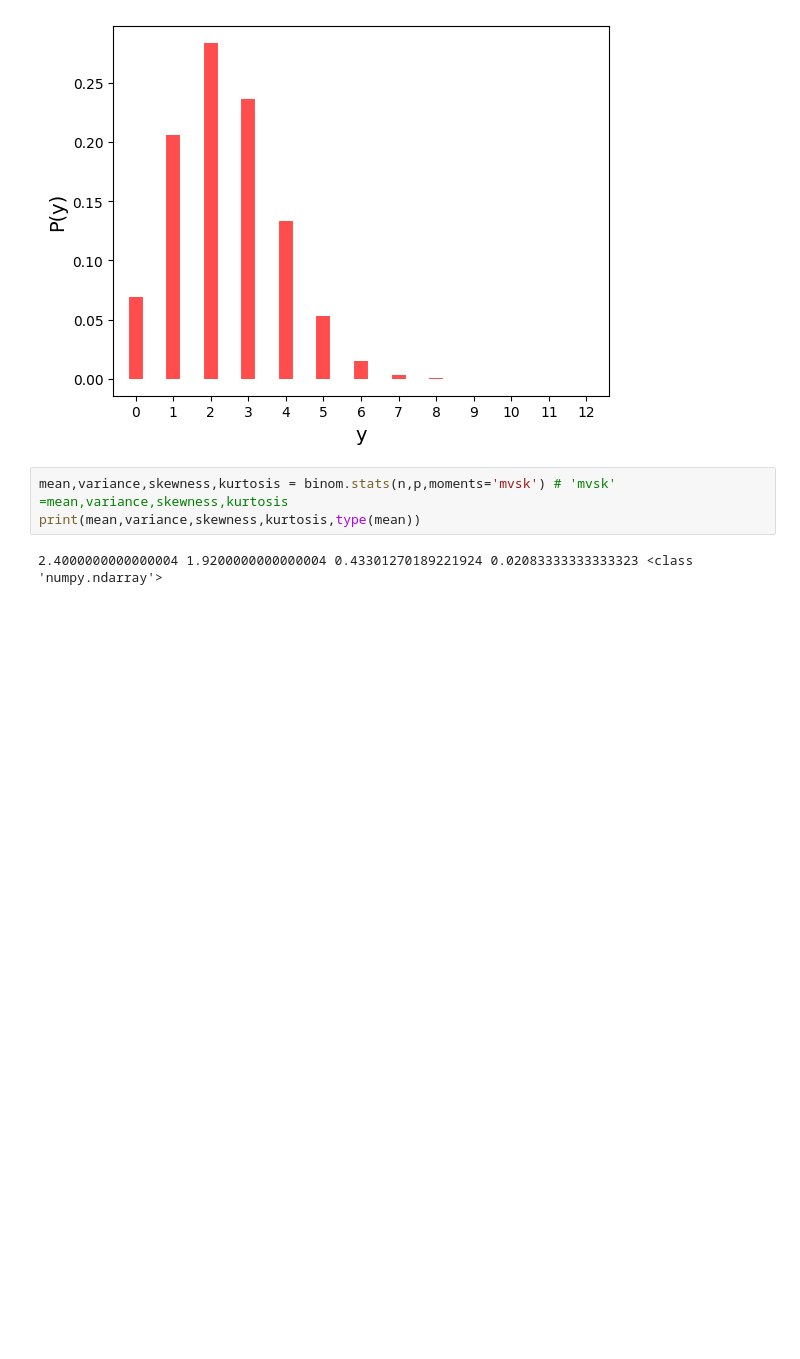
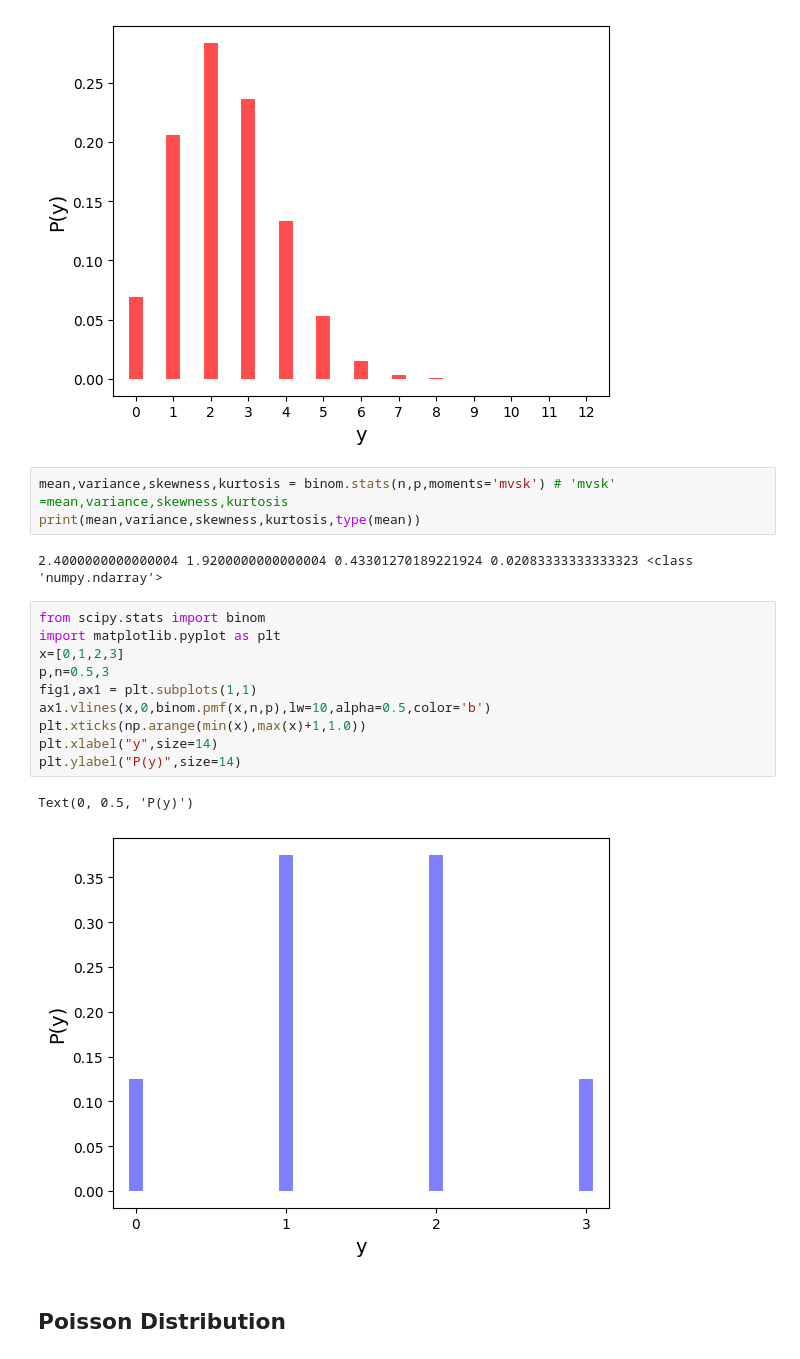
Before and after one commit to ABZ187/Foundations-of-Statistics-for-Data-Scientists_Alan-Agresti-Maria-Kateri, a Jupyter notebook: ch2.ipynb, the cells around one changed output. Cells and saved outputs as stored; diff of their text form; blank space fills up the shorter version.

```diff
--- a/ch2.ipynb
+++ b/ch2.ipynb
@@ -67,3 +71,18 @@ mean,variance,skewness,kurtosis = binom.stats(n,p,moments='mvsk') # 'mvsk' =mean
 print(mean,variance,skewness,kurtosis,type(mean))
 # %% [output]
 2.4000000000000004 1.9200000000000004 0.43301270189221924 0.02083333333333323 <class 'numpy.ndarray'>
+# %%
+from scipy.stats import binom
+import matplotlib.pyplot as plt
+x=[0,1,2,3]
+p,n=0.5,3
+fig1,ax1 = plt.subplots(1,1)
+ax1.vlines(x,0,binom.pmf(x,n,p),lw=10,alpha=0.5,color='b')
+plt.xticks(np.arange(min(x),max(x)+1,1.0))
+plt.xlabel("y",size=14)
+plt.ylabel("P(y)",size=14)
+# %% [output]
+Text(0, 0.5, 'P(y)')
+[figure, added]
+# %% [markdown]
+## Poisson Distribution
```
Also changed, not shown: parts of 11 cells of this notebook.
